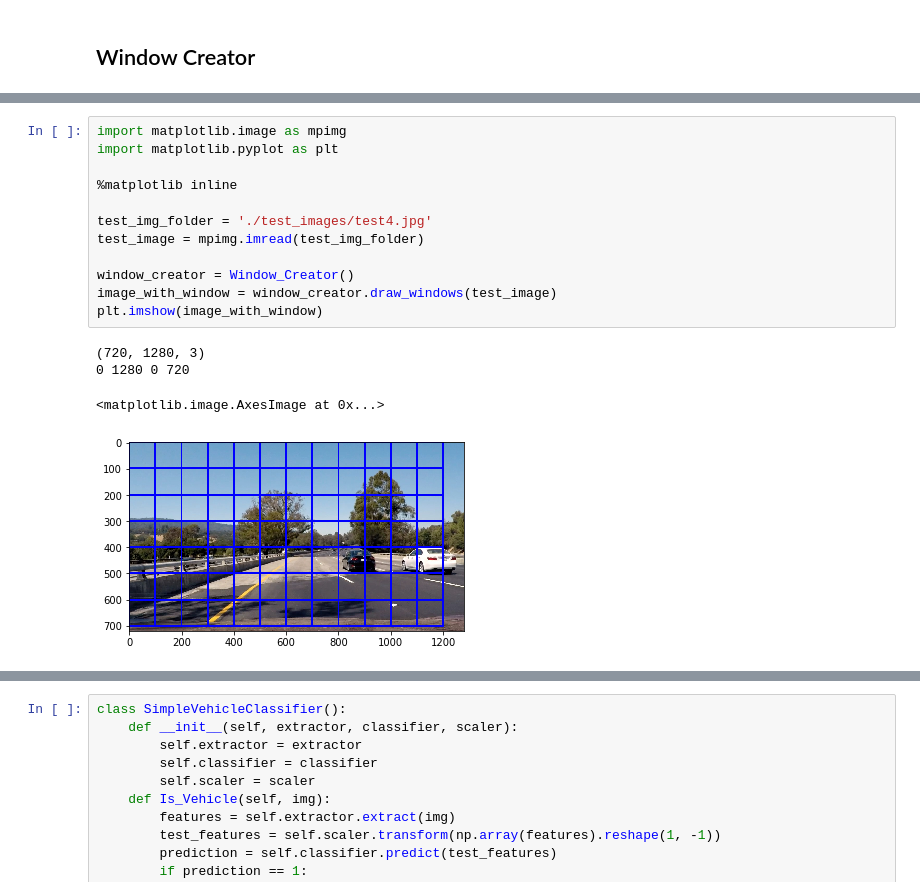
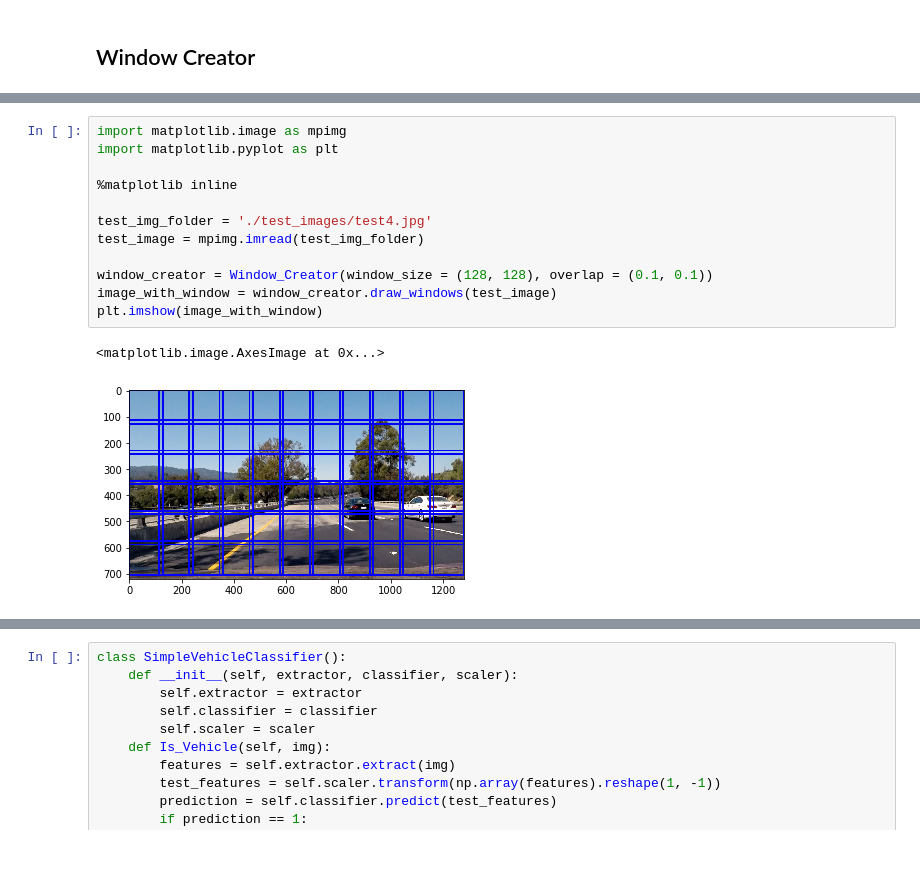
Before and after one commit to Maesla/Vehicle-Detection, a Jupyter notebook: vehicle_detection.ipynb, the cells around one changed output, grey strips where cells are left out. Drawn from its saved outputs; the diff is of its cells as text; blank space fills up the shorter version.

```diff
--- a/vehicle_detection.ipynb
+++ b/vehicle_detection.ipynb
@@ -372,18 +368,16 @@ class Window_Creator:
 # %%
 import matplotlib.image as mpimg
 import matplotlib.pyplot as plt
 
 %matplotlib inline
 
 test_img_folder = './test_images/test4.jpg'
 test_image = mpimg.imread(test_img_folder)
 
-window_creator = Window_Creator()
+window_creator = Window_Creator(window_size = (128, 128), overlap = (0.1, 0.1))
 image_with_window = window_creator.draw_windows(test_image)
 plt.imshow(image_with_window)
 # %% [output]
-(720, 1280, 3)
-0 1280 0 720
+<matplotlib.image.AxesImage at 0x...>
-<matplotlib.image.AxesImage at 0x...>
-[figure, old version]
+[figure, new version]
 # %% [markdown]
```
Also changed, not shown: parts of 10 cells of this notebook, 2 other files.
